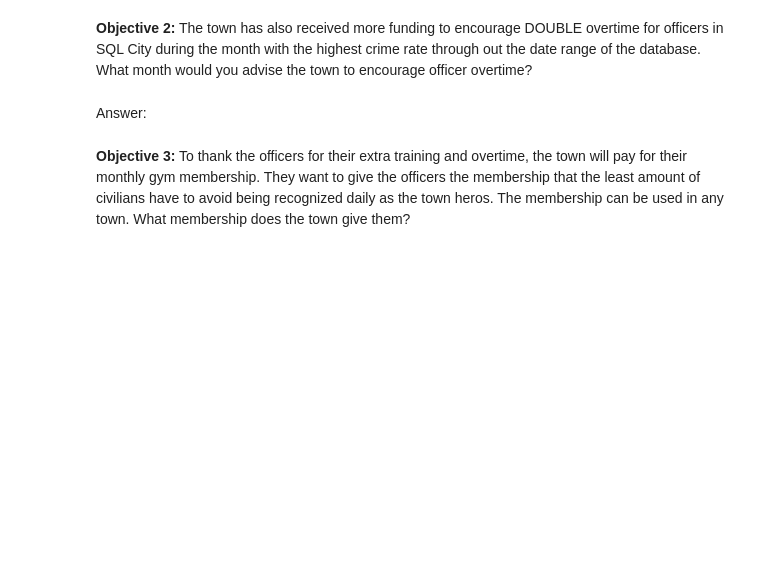
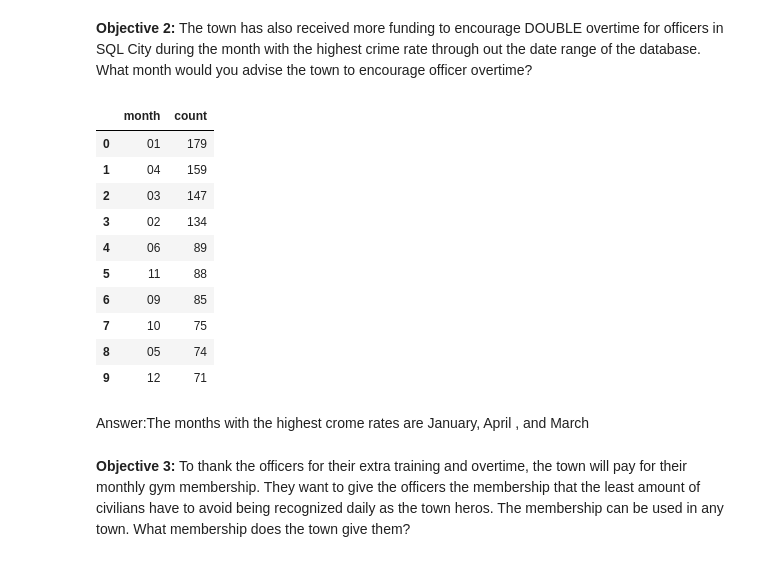
Before and after one commit to amorales702/DSSA-5102_Spring2025, a Jupyter notebook: Assignments/Assignment5/Assignment5_Morales.ipynb, the cells around one changed output. Saved outputs shown, nothing was run; the diff lists cells and outputs as text; code cells hidden in the pictures; blank space fills up the shorter version.

```diff
--- a/Assignments/Assignment5/Assignment5_Morales.ipynb
+++ b/Assignments/Assignment5/Assignment5_Morales.ipynb
@@ -233,7 +353,36 @@ A data.frame: 10 × 2
 Answer:
 # %% [markdown]
 <b>Objective 2:</b> The town has also received more funding to encourage DOUBLE overtime for officers in SQL City during the month with the highest crime rate through out the date range of the database. What month would you advise the town to encourage officer overtime?
+# %%
+# takes the month out of the date column and label as month. count * goruped by month. from crime_scene_report ordered by count descending.
+
+with engine.connect() as connection:  # Establish a connection
+    query = text("""
+        SELECT substr(date, 5, 2) AS month,COUNT(*) AS count
+        FROM crime_scene_report
+        GROUP BY month
+        ORDER BY count DESC
+        LIMIT 10
+    """)
+
+    # Fetch the results directly into a pandas DataFrame
+    crime_months = pd.read_sql(query, connection)
+
+# show results in table
+crime_months
+# %% [output]
+|  | month | count |
+| 0 | 01 | 179 |
+| 1 | 04 | 159 |
+| 2 | 03 | 147 |
+| 3 | 02 | 134 |
+| 4 | 06 | 89 |
+| 5 | 11 | 88 |
+| 6 | 09 | 85 |
+| 7 | 10 | 75 |
+| 8 | 05 | 74 |
+| 9 | 12 | 71 |
 # %% [markdown]
-Answer:
+Answer:The months with the highest crome rates are January, April , and March
 # %% [markdown]
 <b>Objective 3:</b> To thank the officers for their extra training and overtime, the town will pay for their monthly gym membership. They want to give the officers the membership that the least amount of civilians have to avoid being recognized daily as the town heros. The membership can be used in any town. What membership does the town give them?
```
Also changed, not shown: parts of 11 cells of this notebook, 1 other file.
